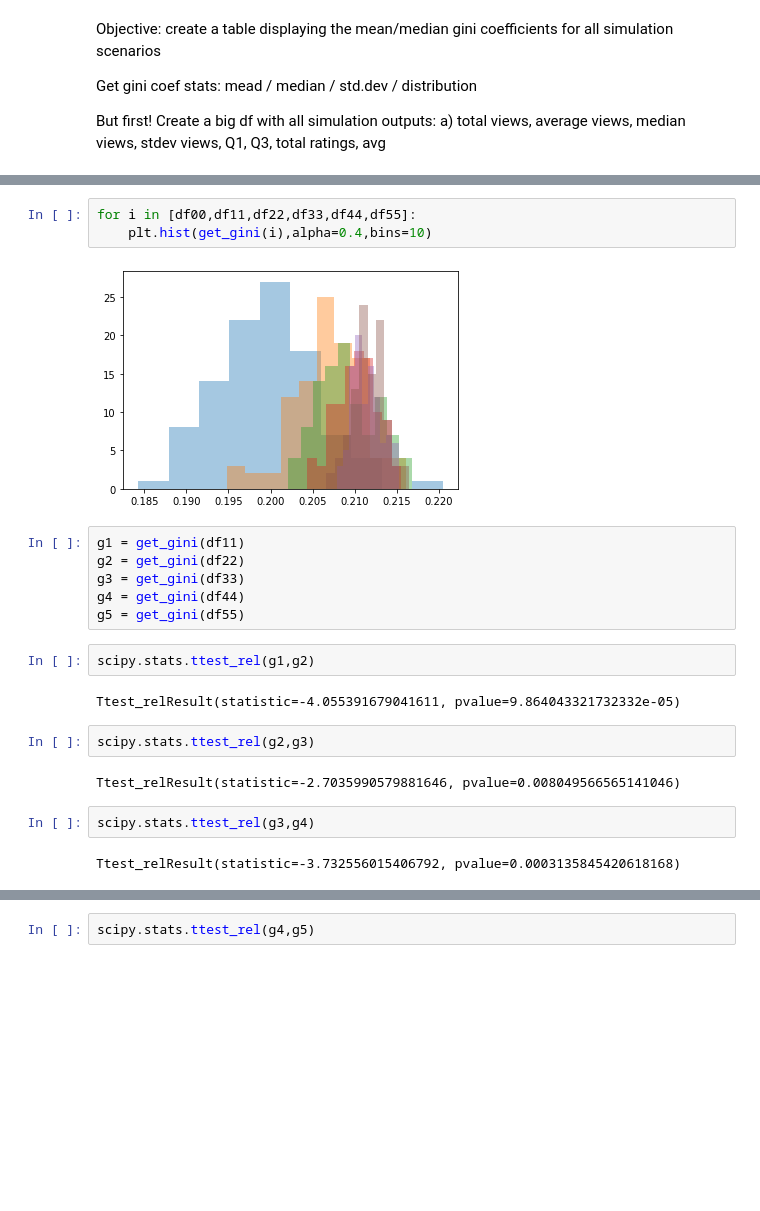
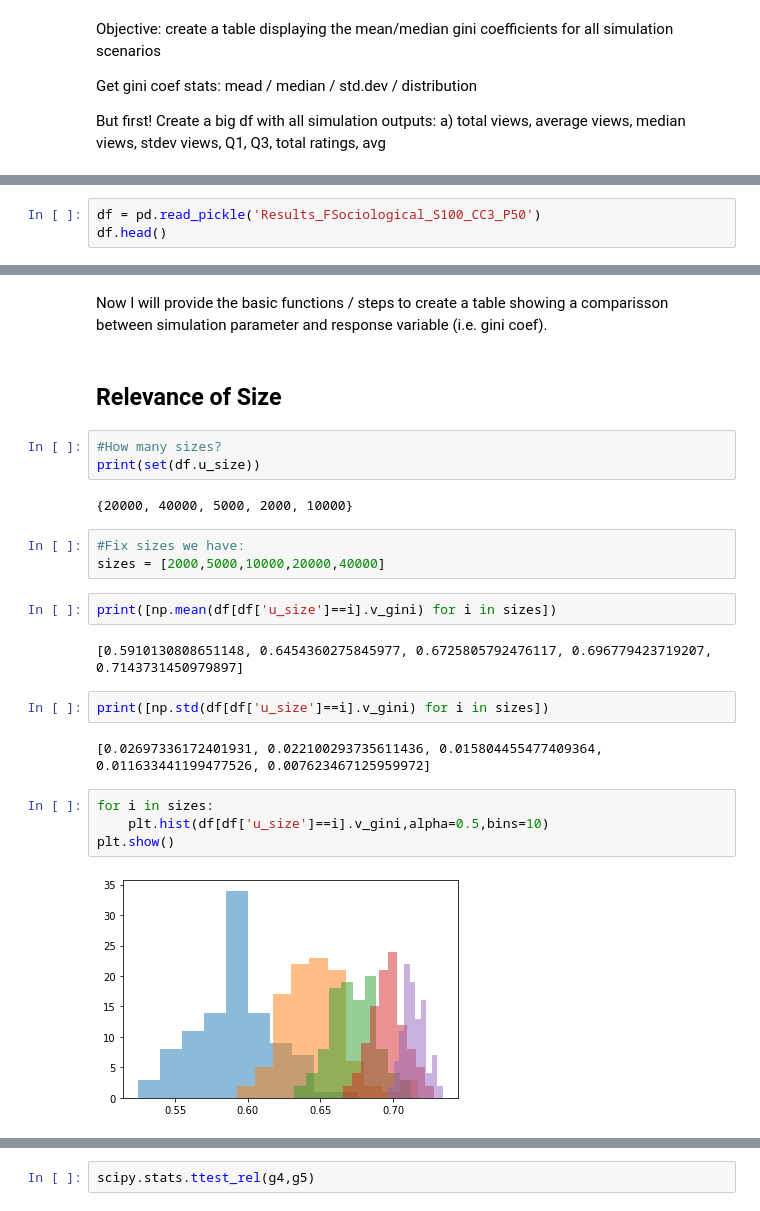
Before and after one commit to Andrelhu/Diversity-on-RecSys, a Jupyter notebook: Statistical Tests for Simulation Results.ipynb, the cells around one changed output, grey strips where cells are left out. Drawn from its saved outputs; the diff is of its cells as text; blank space fills up the shorter version.

```diff
--- a/Statistical Tests for Simulation Results.ipynb
+++ b/Statistical Tests for Simulation Results.ipynb
@@ -193,0 +69,3 @@ import scipy
+# %%
+df = pd.read_pickle('Results_FSociological_S100_CC3_P50')
+df.head()
@@ -194,23 +79,27 @@ import scipy
+# %% [markdown]
+
+Now I will provide the basic functions / steps to create a table showing a comparisson between simulation parameter and response variable (i.e. gini coef).
+# %% [markdown]
+## Relevance of Size
+# %%
+#How many sizes?
+print(set(df.u_size))
+# %% [output]
+{20000, 40000, 5000, 2000, 10000}
+# %%
+#Fix sizes we have:
+sizes = [2000,5000,10000,20000,40000]
+# %%
+print([np.mean(df[df['u_size']==i].v_gini) for i in sizes])
+# %% [output]
+[0.5910130808651148, 0.6454360275845977, 0.6725805792476117, 0.696779423719207, 0.7143731450979897]
+# %%
+print([np.std(df[df['u_size']==i].v_gini) for i in sizes])
+# %% [output]
+[0.02697336172401931, 0.022100293735611436, 0.015804455477409364, 0.011633441199477526, 0.007623467125959972]
 # %%
-for i in [df00,df11,df22,df33,df44,df55]:
-    plt.hist(get_gini(i),alpha=0.4,bins=10)
+for i in sizes:
+    plt.hist(df[df['u_size']==i].v_gini,alpha=0.5,bins=10)
+plt.show()
 # %% [output]
-[figure, old version]
+[figure, new version]
-# %%
-g1 = get_gini(df11)
-g2 = get_gini(df22)
-g3 = get_gini(df33)
-g4 = get_gini(df44)
-g5 = get_gini(df55)
-# %%
-scipy.stats.ttest_rel(g1,g2)
-# %% [output]
-Ttest_relResult(statistic=-4.055391679041611, pvalue=9.864043321732332e-05)
-# %%
-scipy.stats.ttest_rel(g2,g3)
-# %% [output]
-Ttest_relResult(statistic=-2.7035990579881646, pvalue=0.008049566565141046)
-# %%
-scipy.stats.ttest_rel(g3,g4)
-# %% [output]
-Ttest_relResult(statistic=-3.732556015406792, pvalue=0.0003135845420618168)
```
Also changed, not shown: parts of 28 cells of this notebook, 6 other files.
